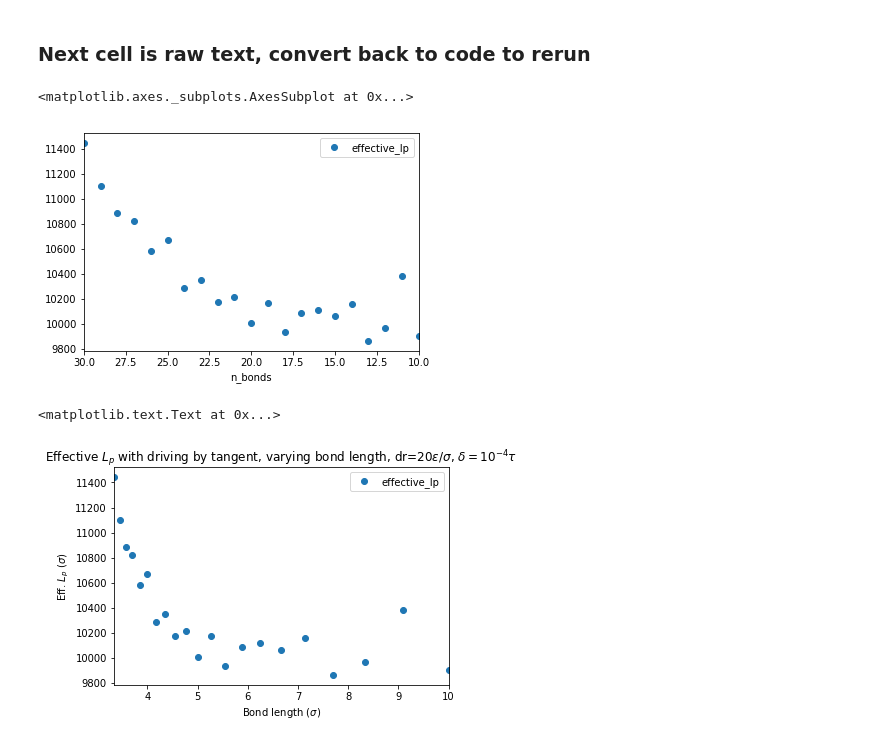
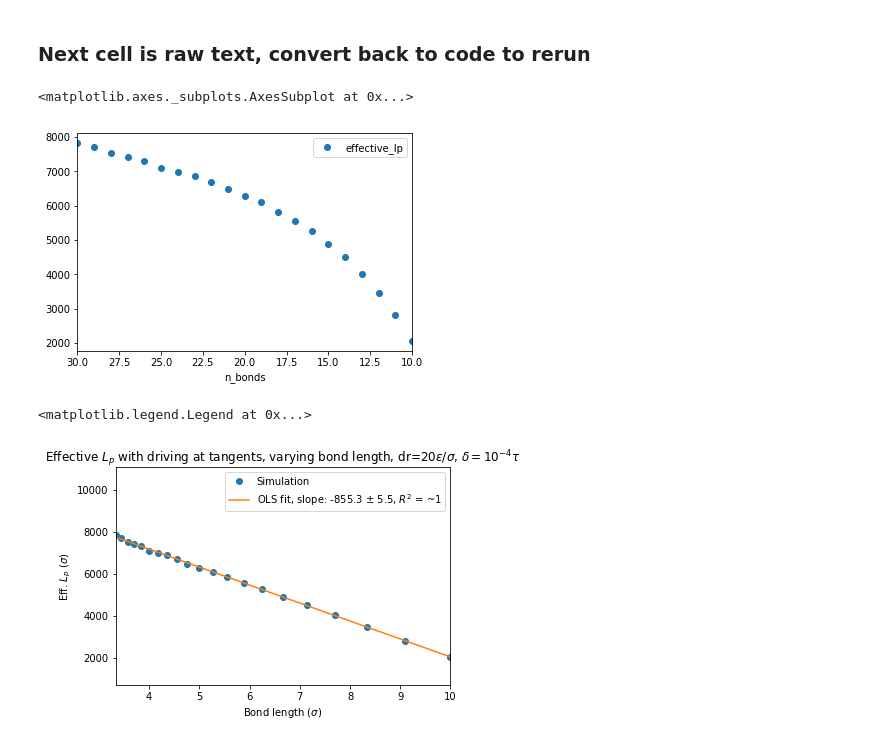
Before and after one commit to jeffmm/simcore, a Jupyter notebook: scripts/MSE2E.ipynb, the cells around one changed output. Drawn from its saved outputs; the diff is of its cells as text; code cells hidden in the pictures.

```diff
--- a/scripts/MSE2E.ipynb
+++ b/scripts/MSE2E.ipynb
@@ -177,7 +177,8 @@ df.to_pickle('mse2e_long_slender_dr_20_delta_0.0001_tangent.pkl')
 #df = CreateMasterThetaDF('mse2e_thetas')
 #df.to_pickle('mse2e_long_slender.pkl')
 # %%
-df = pd.read_pickle('mse2e_long_slender_dr_00_delta_0.0001.pkl')
+df = pd.read_pickle('mse2e_long_slender_dr_20_delta_0.0001_tangent.pkl')
+#df = pd.read_pickle('mse2e_long_slender_dr_20_delta_0.0001.pkl')
 #thetaDF = pd.read_pickle('mse2e_thetas.pkl')
 df["n_bonds"]=df["length"]/df["child_length"]
 # %%
@@ -186,21 +187,21 @@ df.plot(x="n_bonds",y="effective_lp",style='o')
 #df = pd.DataFrame({"A": [10,20,30,40,50], "B": [20, 30, 10, 40, 50], "C": [32, 234, 23, 23, 42523]})
 # %% [output]
 <matplotlib.axes._subplots.AxesSubplot at 0x...>
-[figure, old version]
+[figure, new version]
 # %%
 df.plot(x="child_length",y="effective_lp",style='o')
 result = sm.ols(formula="effective_lp ~ child_length",data=df).fit()
 b,m = result.params
 y = lambda x: m*x+b
 x = np.linspace(0,11,10)
-#plt.plot(x,y(x))
-plt.title(r"Effective $L_p$ with driving by tangent, varying bond length, dr=20$\epsilon/\sigma$, $\delta=10^{-4}\tau$")
+plt.plot(x,y(x))
+plt.title(r"Effective $L_p$ with driving at tangents, varying bond length, dr=20$\epsilon/\sigma$, $\delta=10^{-4}\tau$")
 plt.ylabel("Eff. $L_p$ ($\sigma$)")
 plt.xlabel("Bond length ($\sigma$)")
-#plt.legend(["Simulation","OLS fit, slope: %2.1f $\pm$ 5.5, $R^2$ = 0.997"%m])
+plt.legend(["Simulation","OLS fit, slope: %2.1f $\pm$ 5.5, $R^2$ = ~1"%m])
 # %% [output]
-<matplotlib.text.Text at 0x...>
+<matplotlib.legend.Legend at 0x...>
-[figure, old version]
+[figure, new version]
 # %%
 result.summary()#df3d = df[df['ndim']==3]
 #df2d500 = df2d[df2d['persistence_length']==500.0]
```
Also changed, not shown: parts of 12 cells of this notebook, 7 other files.
